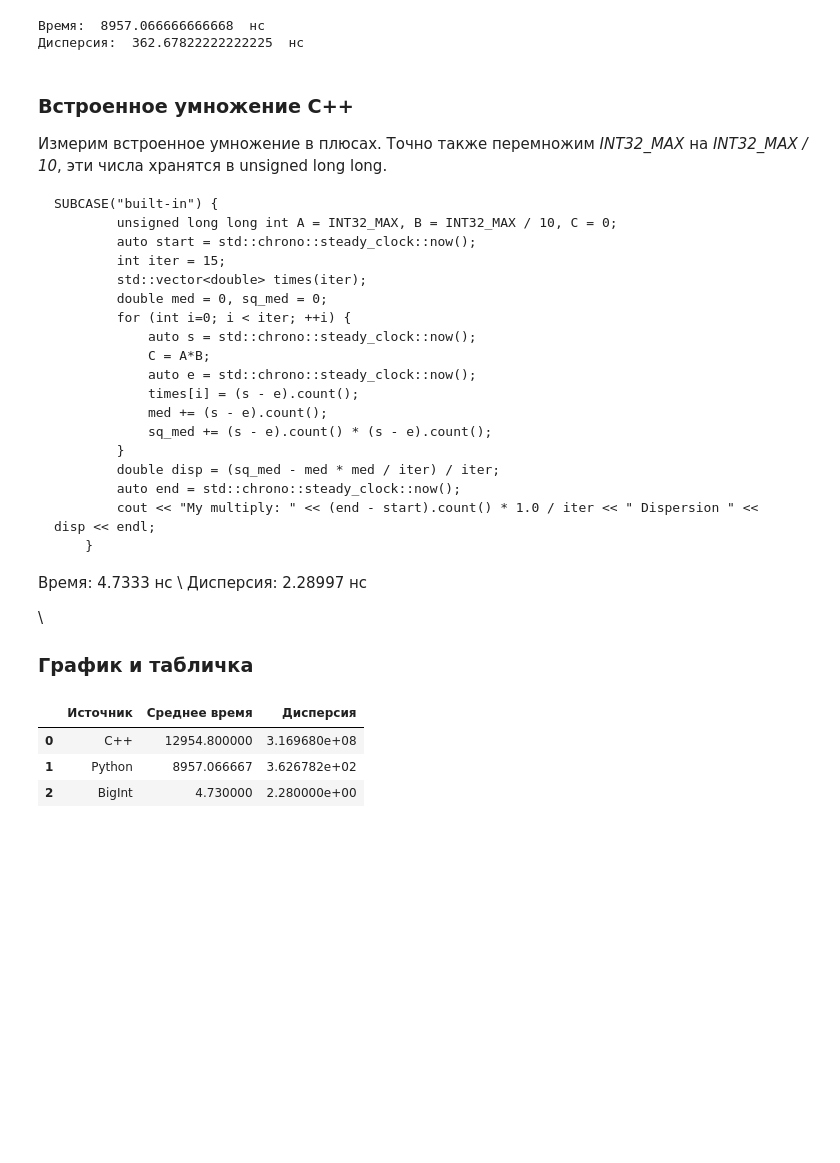
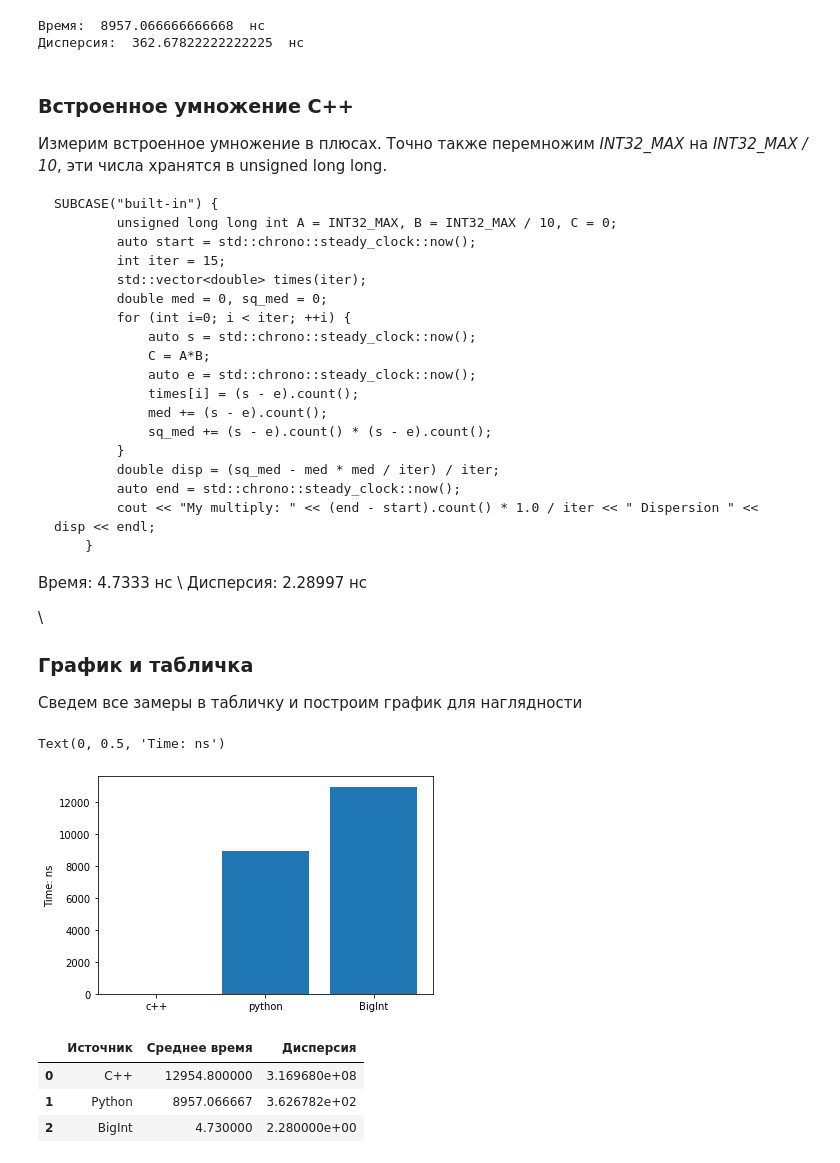
Before and after one commit to und3f1n3d5/BigRational_SE, a Jupyter notebook: BigRational_new.ipynb, the cells around one changed output. Cells and saved outputs as stored; diff of their text form; code cells hidden in the pictures; blank space fills up the shorter version.

```diff
--- a/BigRational_new.ipynb
+++ b/BigRational_new.ipynb
@@ -323,13 +349,18 @@ SUBCASE("built-in") {
 
 \\
 ### График и табличка
+
+Сведем все замеры в табличку и построим график для наглядности
 # %%
-times = [4.7333, (end - start) / 15, 12954.8]
+times = [4.7333, 8957.066667, 12954.8]
 names = ['c++', 'python', 'BigInt']
 
 import matplotlib.pyplot as plt
 plt.bar(names, times)
 plt.ylabel('Time: ns')
+# %% [output]
+Text(0, 0.5, 'Time: ns')
+[figure, added]
 # %%
 import pandas as pd
 tabledata = [["C++", 12954.8, 3.16968e+08],
```
Also changed, not shown: parts of 6 cells of this notebook.
